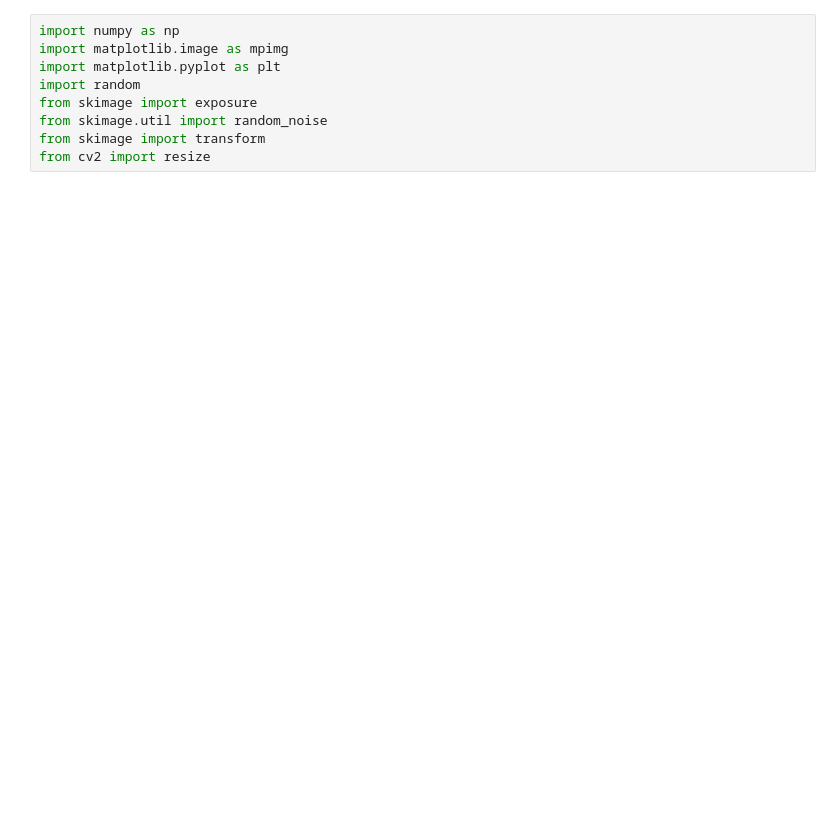
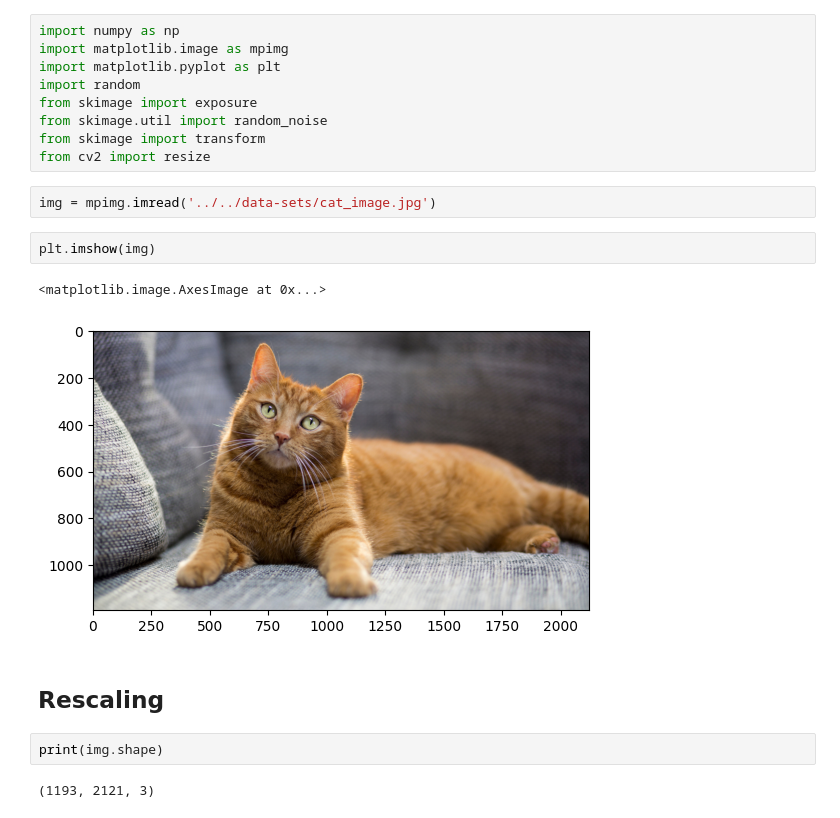
Before and after one commit to srsimonson/deep-learning, a Jupyter notebook: cnn/image_augmentation.ipynb, the cells around one changed output. Drawn from its saved outputs; the diff is of its cells as text; blank space fills up the shorter version.

```diff
--- a/cnn/image_augmentation.ipynb
+++ b/cnn/image_augmentation.ipynb
@@ -31,3 +15,16 @@ from skimage import exposure
 from skimage.util import random_noise
 from skimage import transform
 from cv2 import resize
+# %%
+img = mpimg.imread('../../data-sets/cat_image.jpg')
+# %%
+plt.imshow(img)
+# %% [output]
+<matplotlib.image.AxesImage at 0x...>
+[figure, added]
+# %% [markdown]
+## Rescaling
+# %%
+print(img.shape)
+# %% [output]
+(1193, 2121, 3)
```
Also changed, not shown: parts of 15 cells of this notebook.
